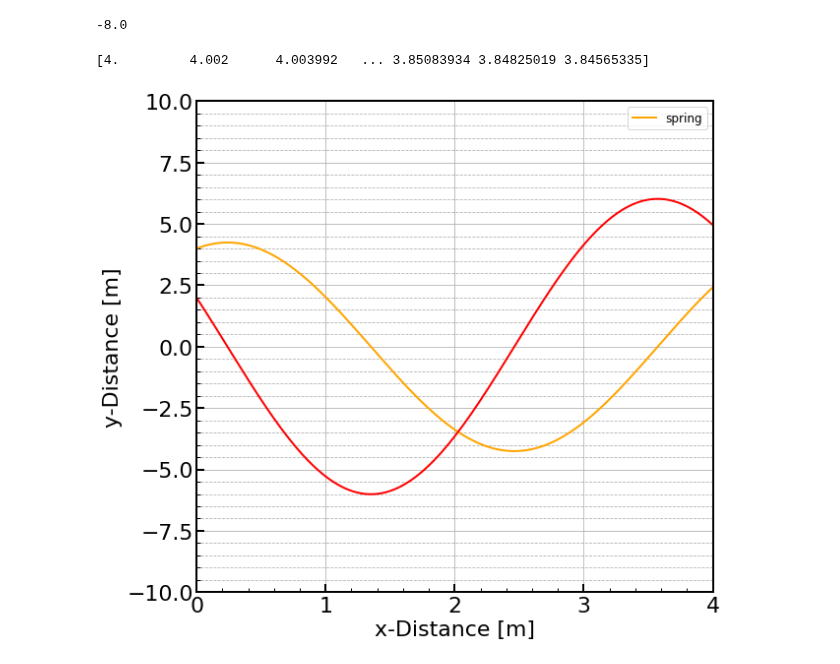
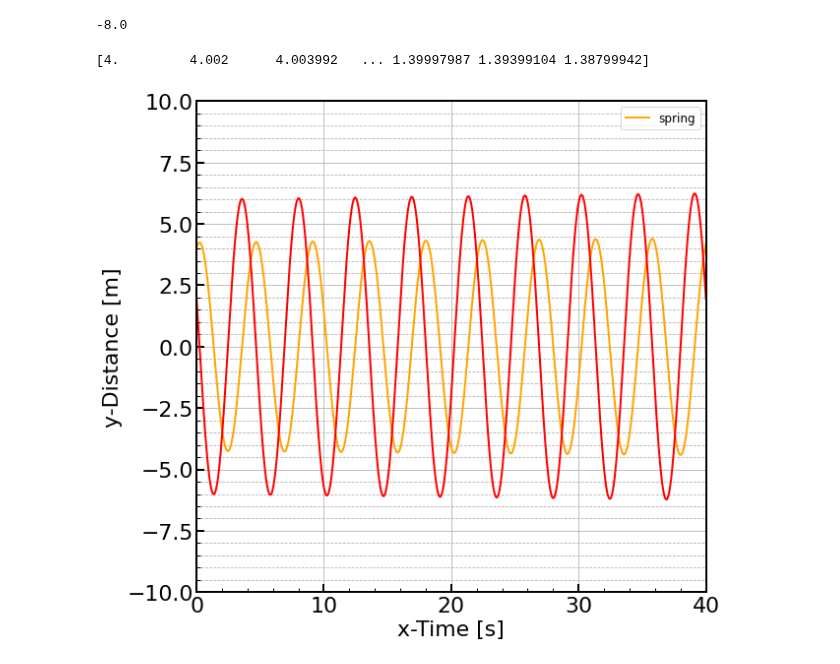
Before and after one commit to villano-lab/analytical_mechanics, a Jupyter notebook: spring2025.ipynb, the cells around one changed output. Drawn from its saved outputs; the diff is of its cells as text; code cells hidden in the pictures.

```diff
--- a/spring2025.ipynb
+++ b/spring2025.ipynb
@@ -11,7 +11,7 @@ plt.style.use('mplstyles/stylelib/standard.mplstyle')
 #other computational libraries
 import numpy as np
 # %%
-t = np.arange(0,5,0.001)
+t = np.arange(0,50,0.001)
 # %%
 print(t)
 # %% [output]
@@ -53,38 +53,38 @@ for i, tloop in enumerate(t):
 # %%
 print(x)
 # %% [output]
-[4.         4.002      4.003992   ... 3.85083934 3.84825019 3.84565335]
+[4.         4.002      4.003992   ... 1.39997987 1.39399104 1.38799942]
 # %%
 #set up a 1d plot
 fig,axes = plt.subplots(1,1,figsize=(9.0,8.0),sharex=True)
 ax1 = axes
 
 
 
 
 
 ax1.plot(t,x,color='orange',linestyle="-",linewidth=2, \
          label='spring')
 ax1.plot(t,v,color='r',linestyle="-",linewidth=2, \
          label='')
 
 
 ax1.set_yscale('linear')
 #ax1.set_yscale('log')
-ax1.set_xlim(0, 4)
+ax1.set_xlim(0, 40)
 ax1.set_ylim(-10,10)
-ax1.set_xlabel(r'x-Distance [m]')
+ax1.set_xlabel(r'x-Time [s]')
 ax1.set_ylabel('y-Distance [m]')
 ax1.grid(True)
 ax1.yaxis.grid(True,which='minor',linestyle='--')
 ax1.legend(loc=1,prop={'size':12})
 #ax1.legend(bbox_to_anchor=(1.04,1),borderaxespad=0,prop={'size':22})
 
 for axis in ['top','bottom','left','right']:
   ax1.spines[axis].set_linewidth(2)
 
 plt.tight_layout()
 #plt.savefig('figures/figure.png')
 plt.show()
 # %% [output]
-[figure, old version]
+[figure, new version]
```
Also changed, not shown: parts of 1 cell of this notebook.
